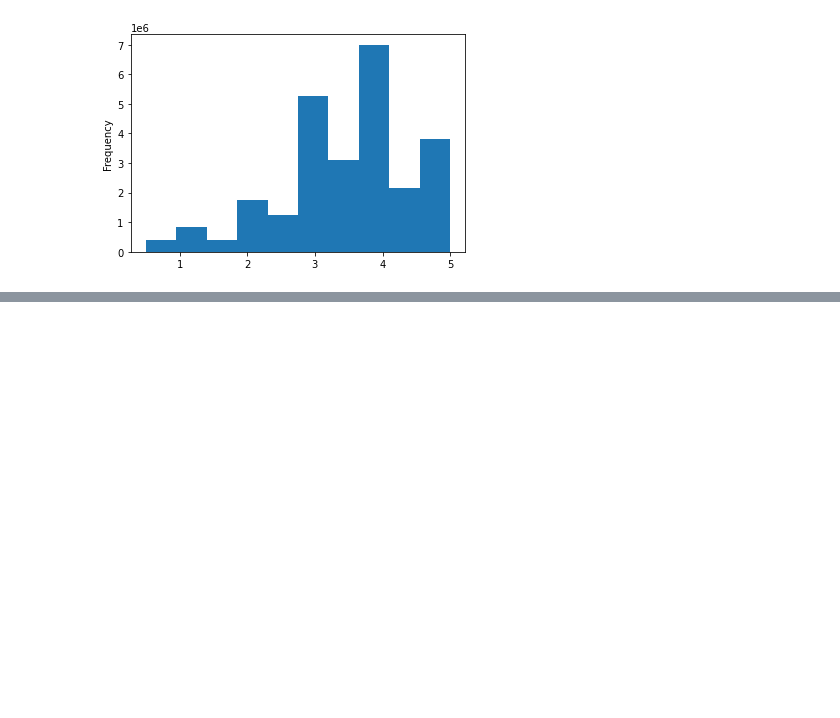
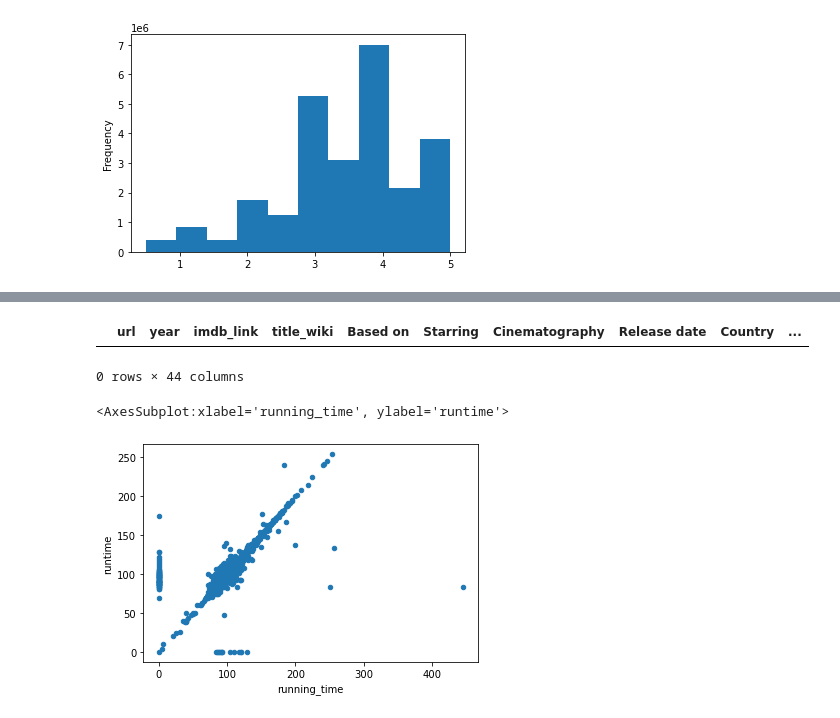
Before and after one commit to mearsdj/Movies-ETL, a Jupyter notebook: ETL_Notebook.ipynb, the cells around one changed output, grey strips where cells are left out. Saved outputs shown, nothing was run; the diff lists cells and outputs as text; code cells hidden in the pictures; blank space fills up the shorter version.

```diff
--- a/ETL_Notebook.ipynb
+++ b/ETL_Notebook.ipynb
@@ -754,0 +771,23 @@ Name: rating, dtype: float64
+# %%
+# Competing data:
+# Wiki                     Movielens                Resolution
+#--------------------------------------------------------------------------
+# title_wiki               title_kaggle             Drop wiki
+# running_time             runtime                  keep kaggle; fill in zeros with wikipedia data.
+# budget_wiki              budget_kaggle            keep kaggle; fill in zeros with wikipedia data.
+# box_office               revenue                  keep kaggle; fill in zeros with wikipedia data.
+# release_date_wiki        release_date_kaggle      Drop wiki
+# Language                 original_language        Drop wiki
+# Production company(s)    production_companies     Drop wiki
+movies_df[['title_wiki','title_kaggle']]
+#show any rows where kaggle data is missing title
+movies_df[(movies_df.title_kaggle=='')|(movies_df.title_kaggle.isnull())]
+# %% [output]
+|  | url | year | imdb_link | title_wiki | Based on | Starring | Cinematography | Release date | Country | ... |
+0 rows × 44 columns
+# %%
+#compare runtime between the two tables, use scatter plot, where we expect perfect 45 degree line if all equal
+movies_df.fillna(0).plot(x='running_time', y='runtime',kind='scatter')
+# %% [output]
+<AxesSubplot:xlabel='running_time', ylabel='runtime'>
+[figure, added]
```
Also changed, not shown: parts of 18 cells of this notebook.
